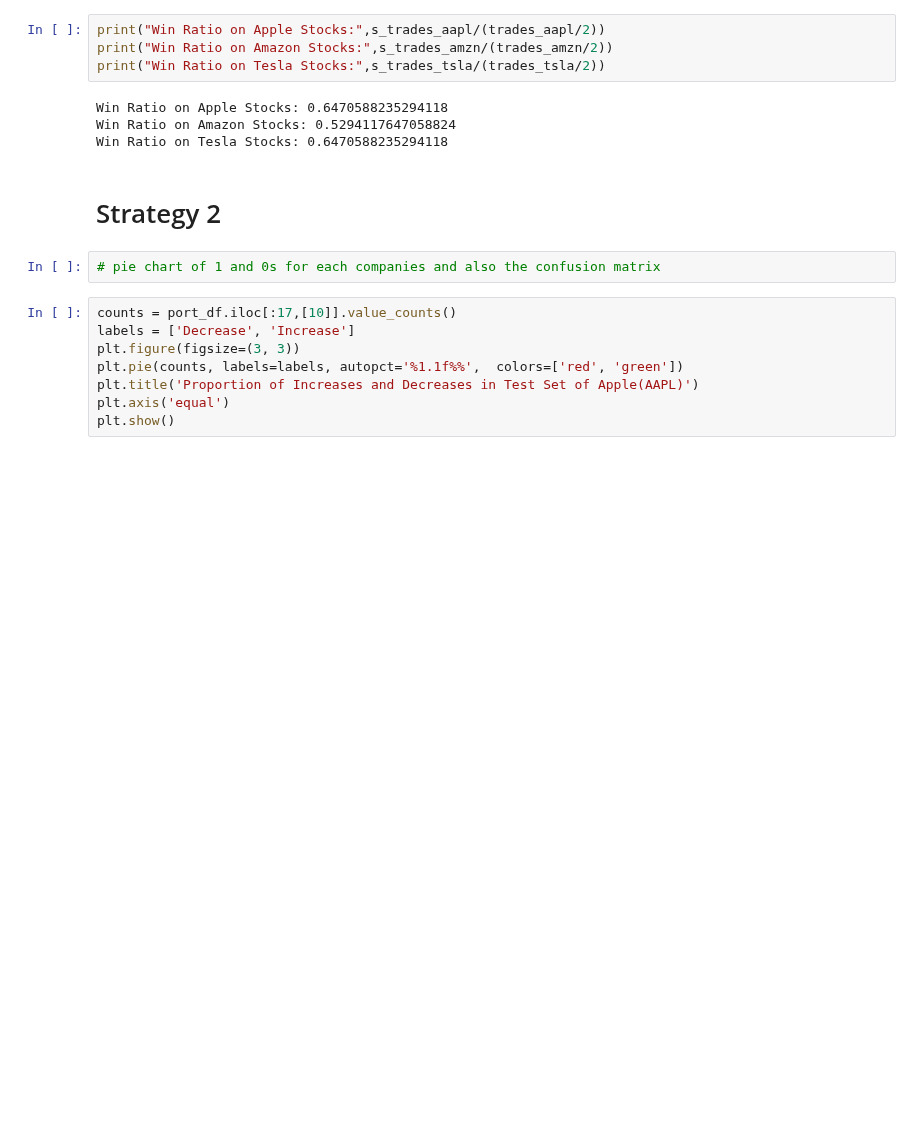
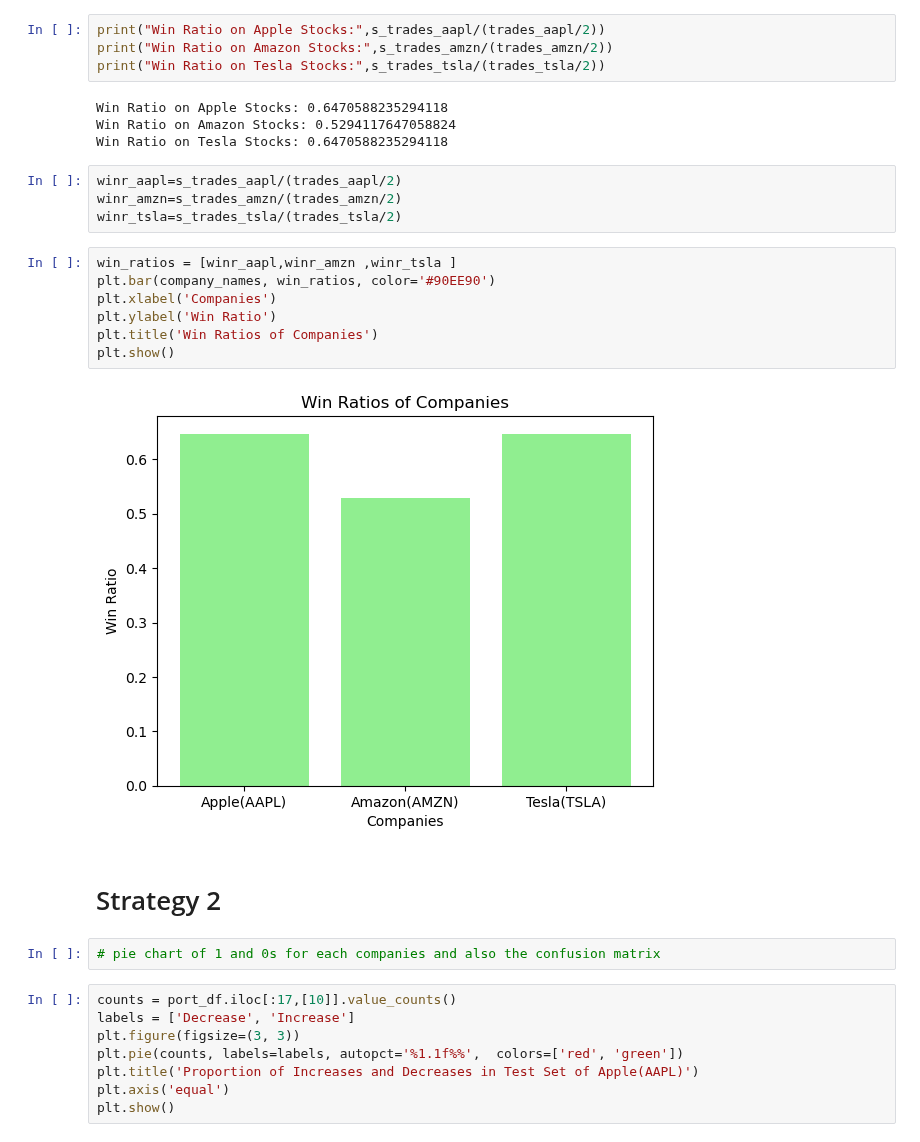
Before and after one commit to 37nomad/Stock-Sentiment-Analysis-Using-Machine-Learning, a Jupyter notebook: Finance_Project/Sentiment-Analysis - Copy.ipynb, the cells around one changed output. Cells and saved outputs as stored; diff of their text form; blank space fills up the shorter version.

```diff
--- a/Finance_Project/Project2 - Copy.ipynb
+++ b/Finance_Project/Sentiment-Analysis - Copy.ipynb
@@ -1086,6 +1116,19 @@ print("Win Ratio on Tesla Stocks:",s_trades_tsla/(trades_tsla/2))
 Win Ratio on Apple Stocks: 0.6470588235294118
 Win Ratio on Amazon Stocks: 0.5294117647058824
 Win Ratio on Tesla Stocks: 0.6470588235294118
+# %%
+winr_aapl=s_trades_aapl/(trades_aapl/2)
+winr_amzn=s_trades_amzn/(trades_amzn/2)
+winr_tsla=s_trades_tsla/(trades_tsla/2)
+# %%
+win_ratios = [winr_aapl,winr_amzn ,winr_tsla ]
+plt.bar(company_names, win_ratios, color='#90EE90')
+plt.xlabel('Companies')
+plt.ylabel('Win Ratio')
+plt.title('Win Ratios of Companies')
+plt.show()
+# %% [output]
+[figure, added]
 # %% [markdown]
 # Strategy 2
 # %%
```
Also changed, not shown: parts of 6 cells of this notebook, 1 other file.
